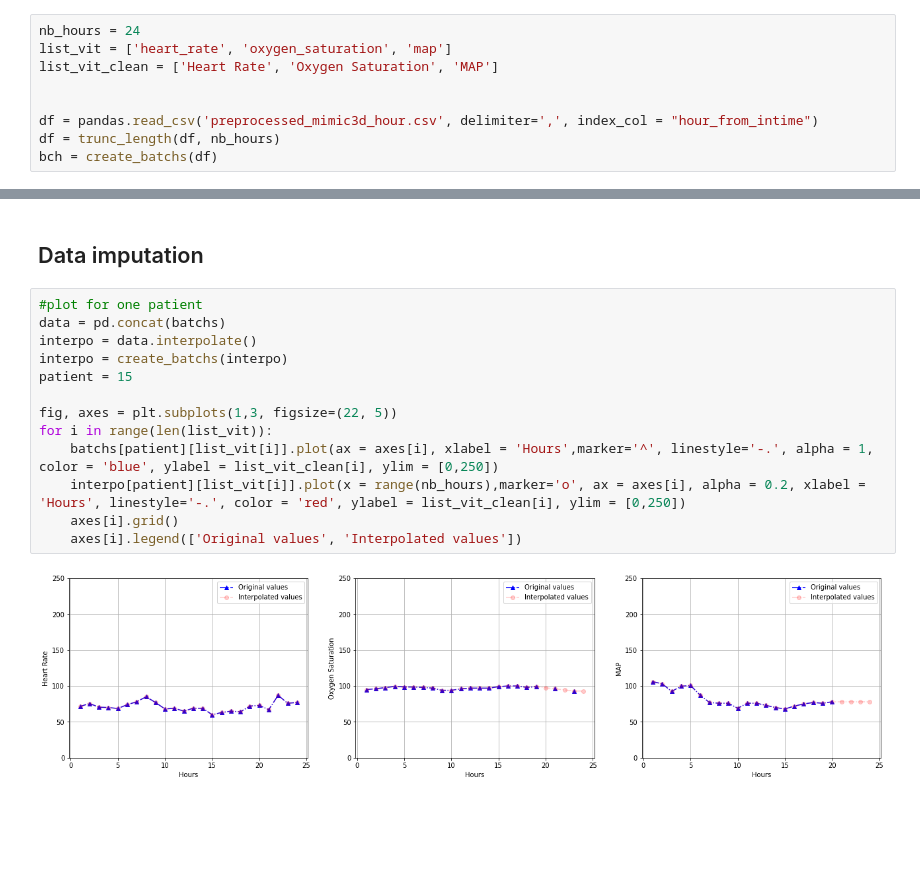
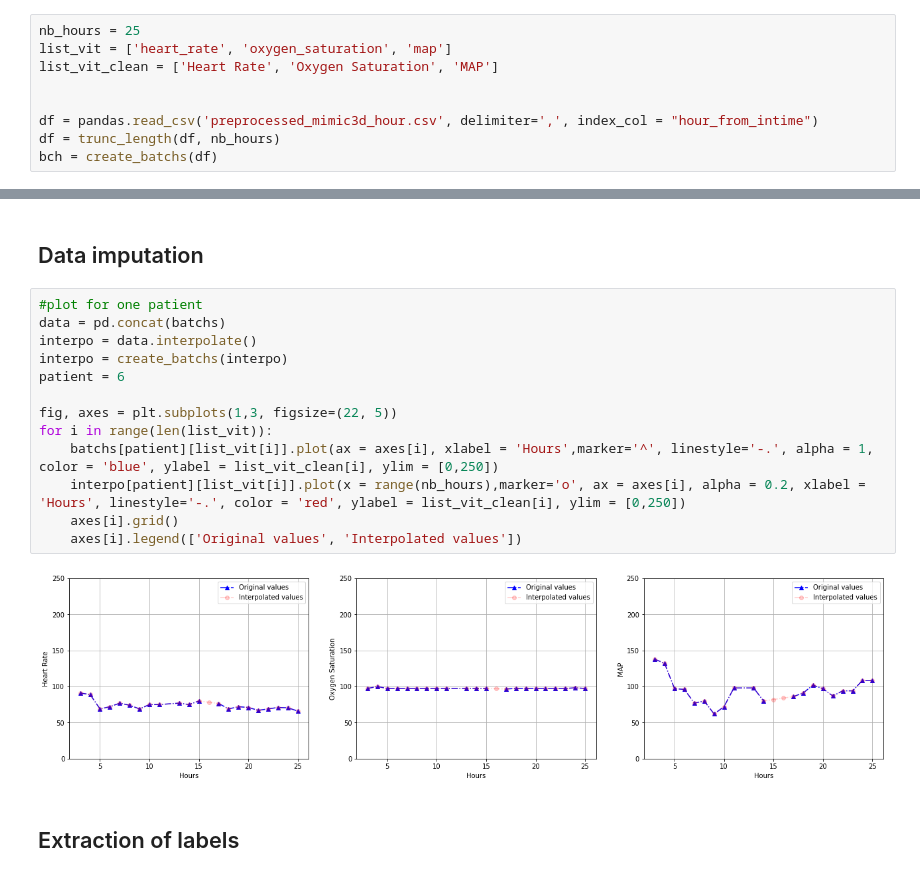
Before and after one commit to AgatheZ/Master-Project, a Jupyter notebook: MIMIC_III_demo/eda.ipynb, the cells around one changed output, grey strips where cells are left out. Saved outputs shown, nothing was run; the diff lists cells and outputs as text; blank space fills up the shorter version.

```diff
--- a/MIMIC_III_demo/eda.ipynb
+++ b/MIMIC_III_demo/eda.ipynb
@@ -40,7 +38,7 @@ def when_missing()
 # %% [markdown]
 ## Loading the data
 # %%
-nb_hours = 24
+nb_hours = 25
 list_vit = ['heart_rate', 'oxygen_saturation', 'map']
 list_vit_clean = ['Heart Rate', 'Oxygen Saturation', 'MAP']
 
@@ -172,15 +187,17 @@ plt.show()
 # %%
 #plot for one patient
 data = pd.concat(batchs)
 interpo = data.interpolate()
 interpo = create_batchs(interpo)
-patient = 15
+patient = 6
 
 fig, axes = plt.subplots(1,3, figsize=(22, 5))
 for i in range(len(list_vit)):
     batchs[patient][list_vit[i]].plot(ax = axes[i], xlabel = 'Hours',marker='^', linestyle='-.', alpha = 1, color = 'blue', ylabel = list_vit_clean[i], ylim = [0,250])
     interpo[patient][list_vit[i]].plot(x = range(nb_hours),marker='o', ax = axes[i], alpha = 0.2, xlabel = 'Hours', linestyle='-.', color = 'red', ylabel = list_vit_clean[i], ylim = [0,250])
     axes[i].grid()
     axes[i].legend(['Original values', 'Interpolated values'])
 # %% [output]
-[figure, old version]
+[figure, new version]
+# %% [markdown]
+## Extraction of labels
```
Also changed, not shown: parts of 7 cells of this notebook, 10 other files.
